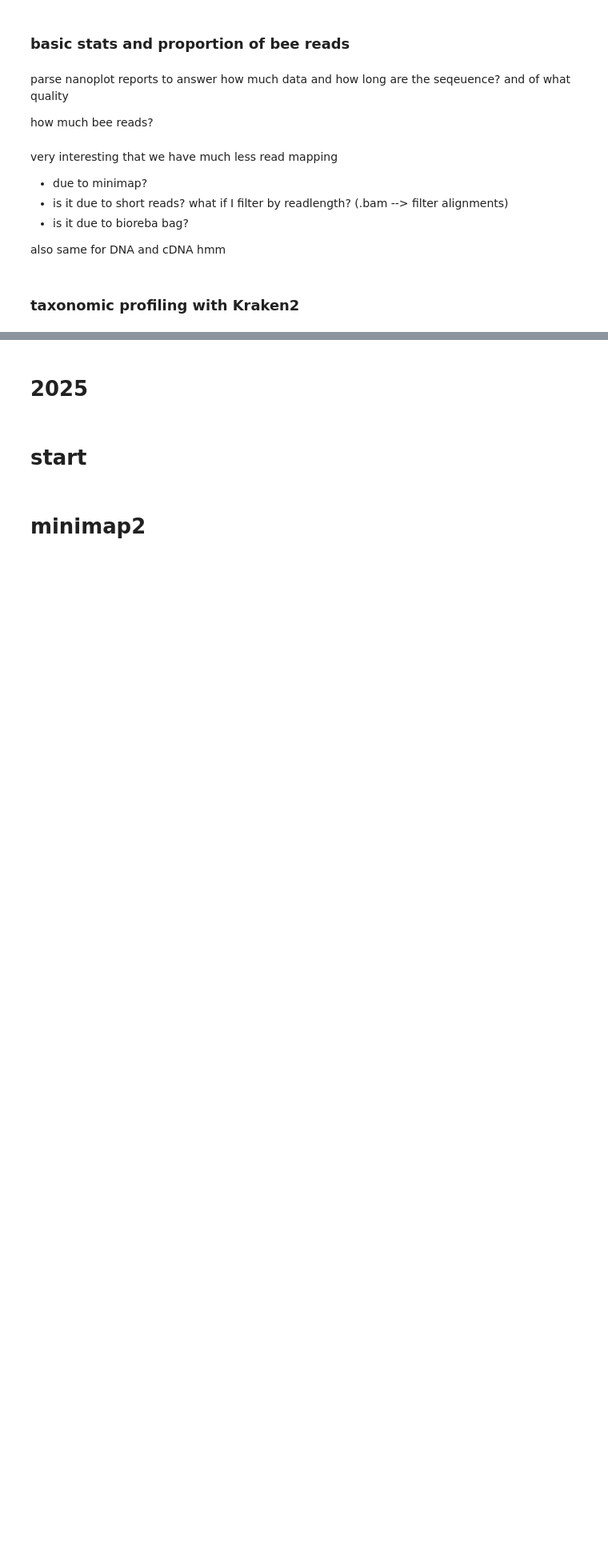
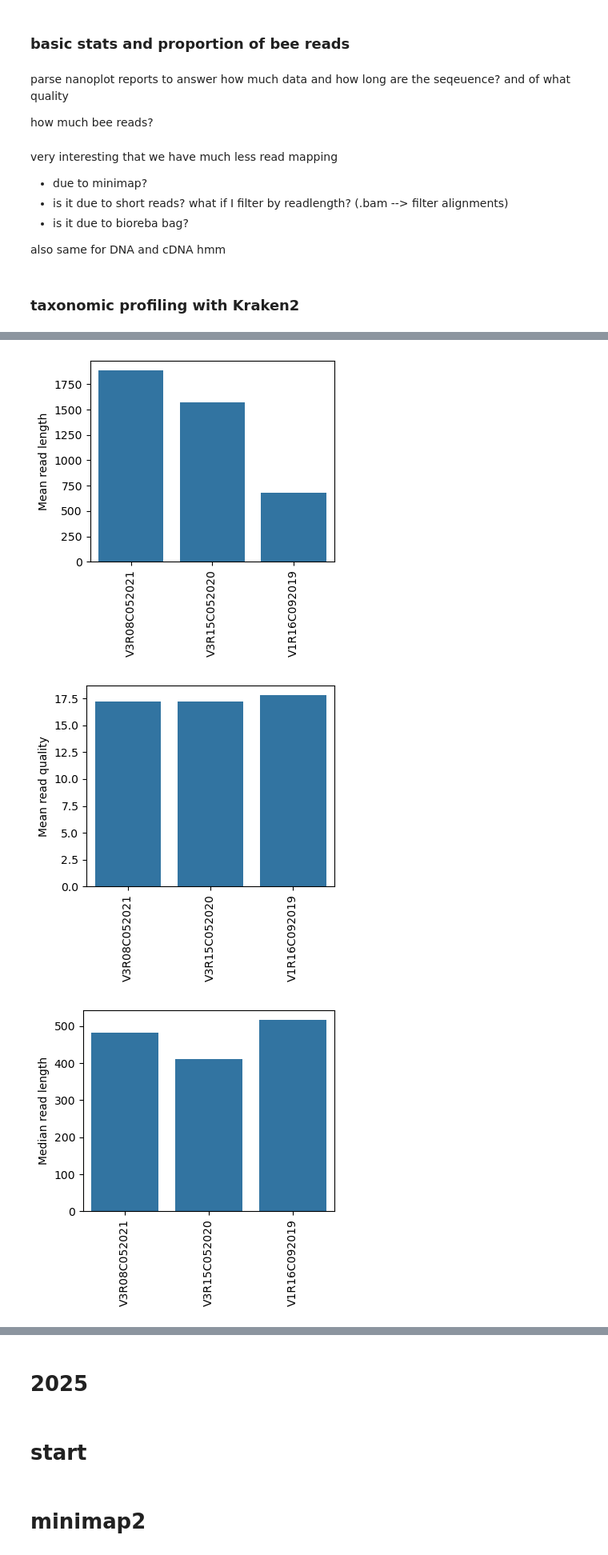
Before and after one commit to victorrossier/plan-b-omics, a Jupyter notebook: notebooks/2026_nanopore.ipynb, the cells around one changed output, grey strips where cells are left out. Shown at 80% size. Drawn from its saved outputs; the diff is of its cells as text; code cells hidden in the pictures; blank space fills up the shorter version.

```diff
--- a/notebooks/2026_nanopore.ipynb
+++ b/notebooks/2026_nanopore.ipynb
@@ -645,0 +734,3 @@ fraction * np.log(100 * )
+# %%
+res = parse_nanostats(nanostats_fn)
+res
@@ -955,0 +1488,14 @@ result = subprocess.run(command, cwd=kraken2_path, capture_output=False)
+# %%
+metadata_xlsx = '{}ES219_EXP04_Overview_Sequencing_Runs_New_GridION.xlsx'.format(metadata_path)
+
+metadata_df = pd.read_excel(metadata_xlsx, sheet_name='Sheet2', engine='openpyxl')
+metadata_df.columns = metadata_df.iloc[14]
+metadata_df = metadata_df.iloc[15:].reset_index(drop=True)
+
+# list of beestrong sample ids for array job
+bs_ids = [x.replace('-', '_') for x in metadata_df['Sample']]
+bs_ids_file = '{}bs_ids.txt'.format(metadata_path)
+# with open(bs_ids_file, 'w') as outf:
+#     outf.write('\n'.join(bs_ids))
+array_id2barcode, barcode2array_id = read_bs_ids_file(bs_ids_file)
+metadata_df
@@ -955,0 +1560,13 @@ result = subprocess.run(command, cwd=kraken2_path, capture_output=False)
+# %%
+x_order = ['V3R08C052021', 'V3R15C052020', 'V1R16C092019']
+# %%
+columns = ['Barcode', 'Mean read length', 'Mean read quality', 'Median read length', 'Median read quality', 'Number of reads', 'Read length N50', 'STDEV read length', 'Total bases']
+rows = []
+for bc in barcode2array_id:
+    if not bc: continue
+    nanostats_fn = '{}{}_nanoplot/NanoStats.txt'.format(fastq_path, bc)
+    if not os.path.exists(nanostats_fn): continue
+    res = parse_nanostats(nanostats_fn)
+    rows.append(([bc] + list(res.values())))
+nanostats_df = pd.DataFrame(rows, columns=columns)
+nanostats_df
@@ -955,0 +1578,17 @@ result = subprocess.run(command, cwd=kraken2_path, capture_output=False)
+# %%
+for stat in columns[1:]:
+
+    plt.figure(figsize=(4, 4))
+    ax = sns.barplot(data=nanostats_df, x='Barcode', y=stat, order = x_order, legend=False, log_scale=False)
+    plt.xticks(rotation=90)
+
+    # # Manually add the legend to the right side
+    # handles, labels = ax.get_legend_handles_labels()
+    # plt.legend(handles=handles, labels=labels, title='DB', bbox_to_anchor=(1.05, 1), loc='upper left')
+    plt.xlabel(None)
+    plt.tight_layout()
+    plt.show()
+# %% [output]
+[figure, added]
+[figure, added]
+[figure, added]
```
Also changed, not shown: parts of 148 cells of this notebook, 1 other file.
